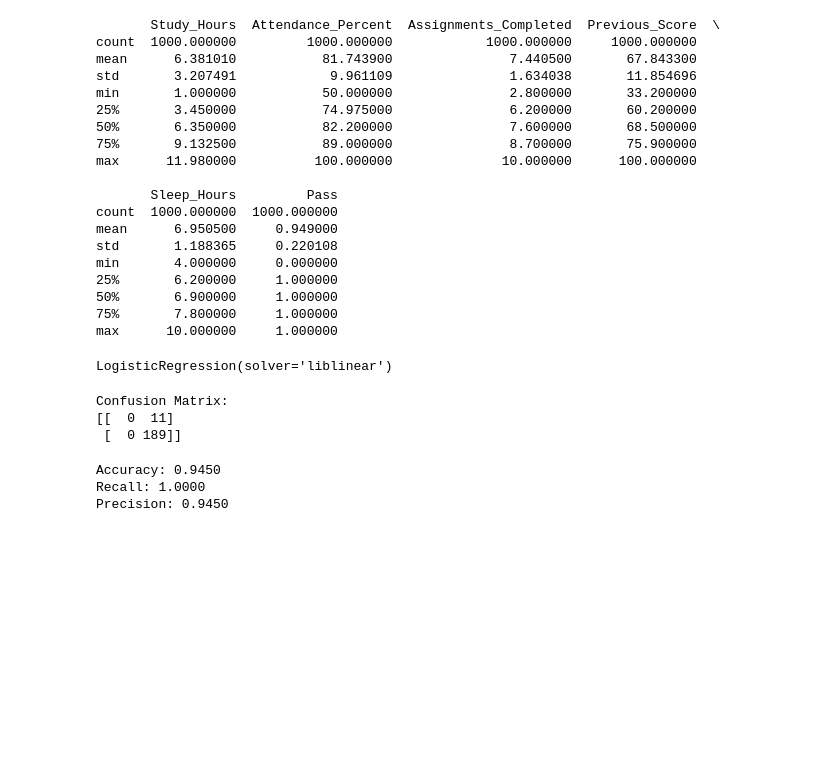
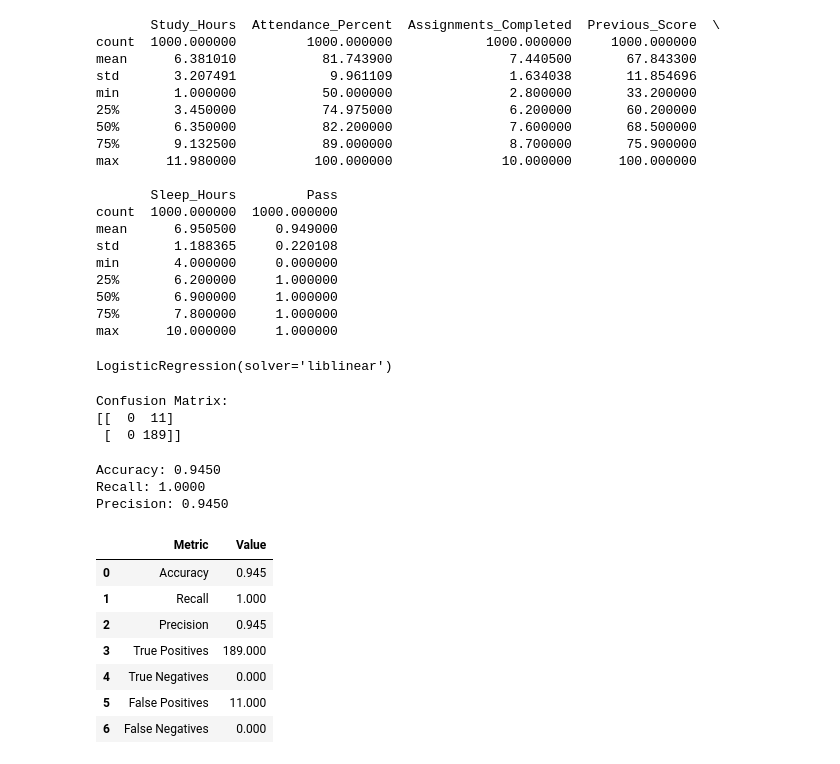
Before and after one commit to atman500/Logistic_Regression_Deep_Learning-2026-2027, a Jupyter notebook: Trained_Multiple_logistic_regression.ipynb, the cells around one changed output. Cells and saved outputs as stored; diff of their text form; code cells hidden in the pictures; blank space fills up the shorter version.

```diff
--- a/Trained_Multiple_logistic_regression.ipynb
+++ b/Trained_Multiple_logistic_regression.ipynb
@@ -94,3 +94,27 @@ print(f'Precision: {precision:.4f}')
 Accuracy: 0.9450
 Recall: 1.0000
 Precision: 0.9450
+# %%
+metrics_summary = pd.DataFrame({
+    'Metric': ['Accuracy', 'Recall', 'Precision', 'True Positives', 'True Negatives', 'False Positives', 'False Negatives'],
+    'Value': [
+        accuracy,
+        recall,
+        precision,
+        conf_matrix[1, 1], # True Positives
+        conf_matrix[0, 0], # True Negatives
+        conf_matrix[0, 1], # False Positives
+        conf_matrix[1, 0]  # False Negatives
+    ]
+})
+
+display(metrics_summary)
+# %% [output]
+|  | Metric | Value |
+| 0 | Accuracy | 0.945 |
+| 1 | Recall | 1.000 |
+| 2 | Precision | 0.945 |
+| 3 | True Positives | 189.000 |
+| 4 | True Negatives | 0.000 |
+| 5 | False Positives | 11.000 |
+| 6 | False Negatives | 0.000 |
```
Also changed, not shown: parts of 2 cells of this notebook.
